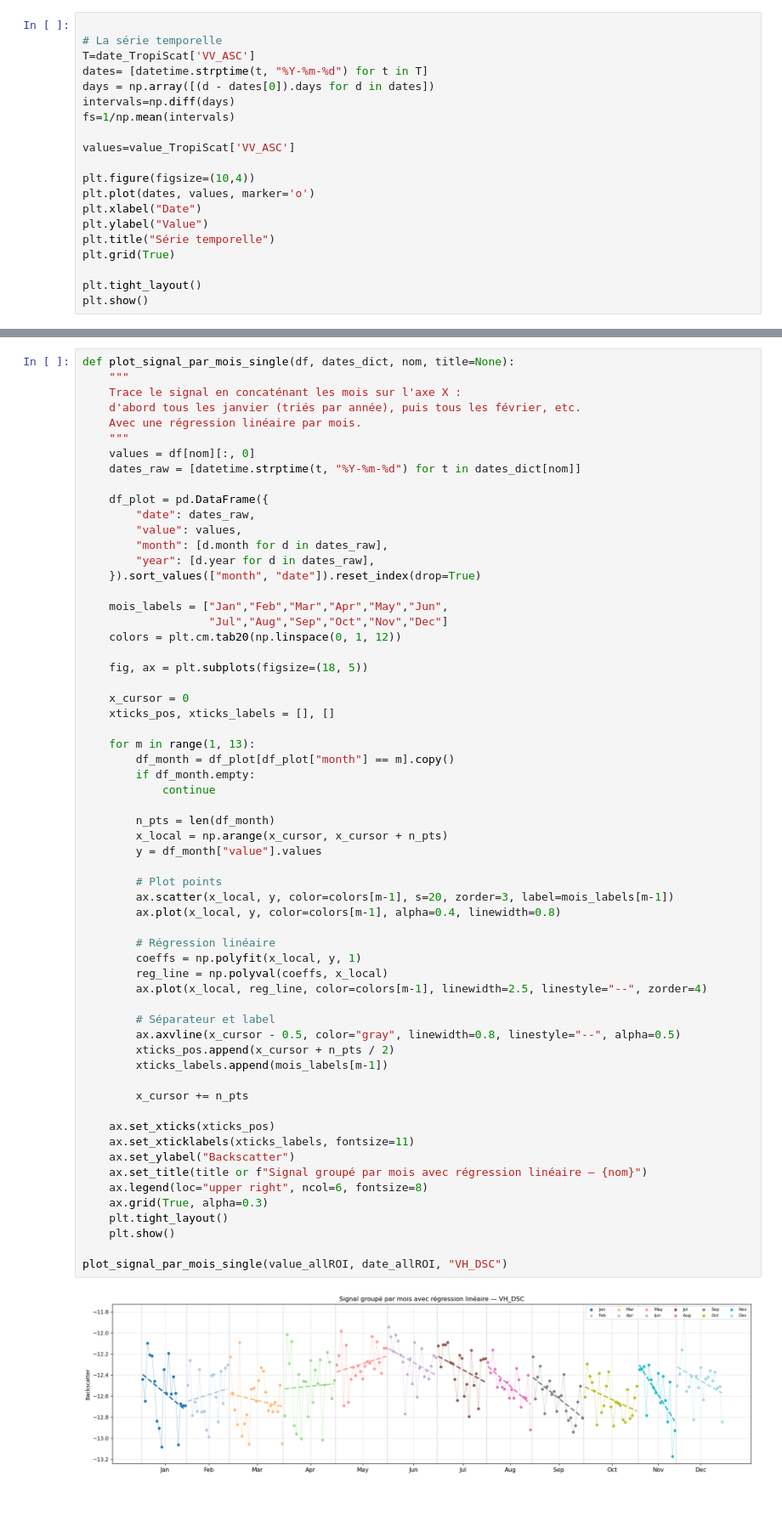
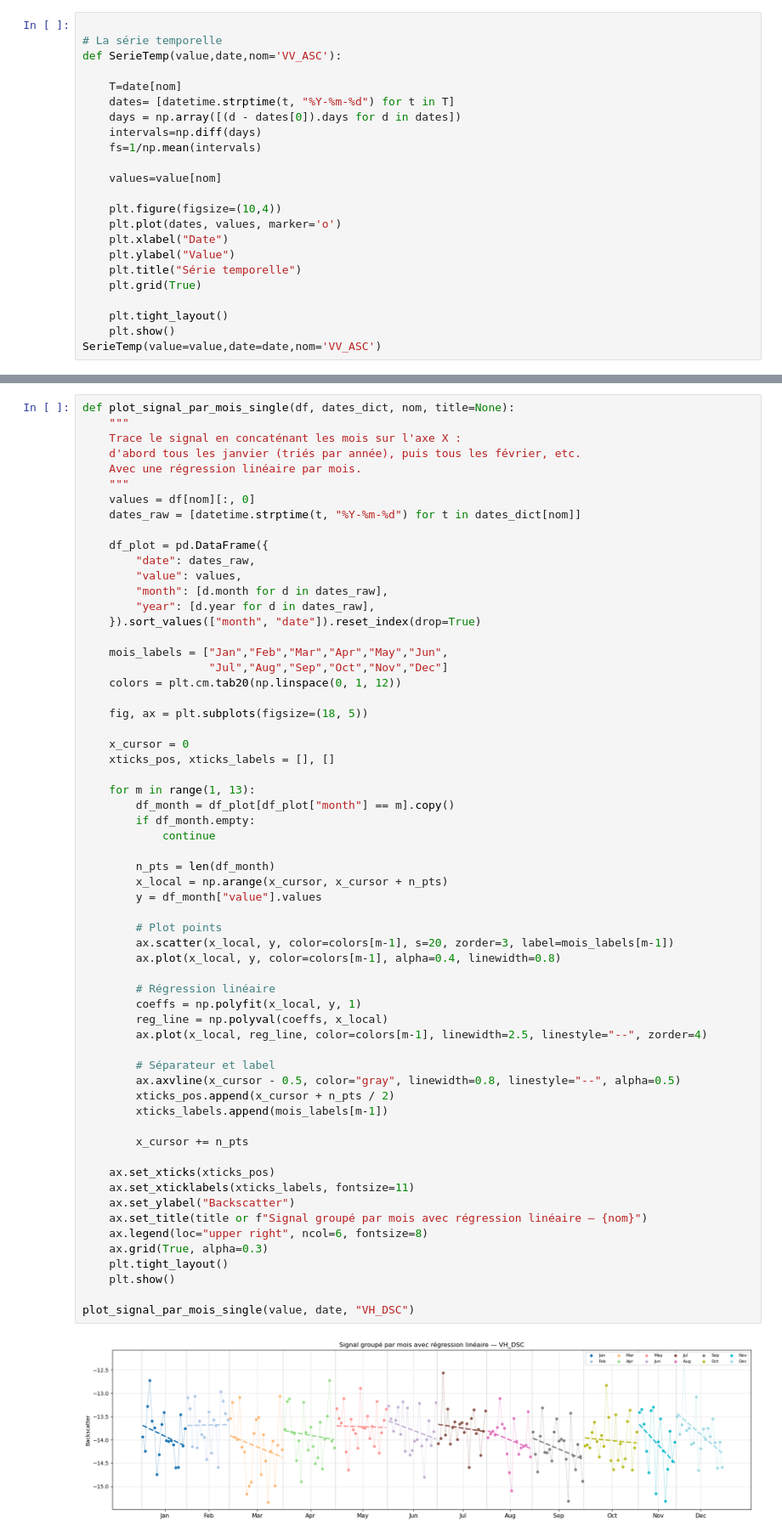
Before and after one commit to clairesn23/readingseminar, a Jupyter notebook: Welch_and_analyse.ipynb, the cells around one changed output, grey strips where cells are left out. Shown at 85% size. Saved outputs shown, nothing was run; the diff lists cells and outputs as text; blank space fills up the shorter version.

```diff
--- a/Welch_and_analyse.ipynb
+++ b/Welch_and_analyse.ipynb
@@ -64,23 +106,26 @@ date_allROI= {
 # %%
 
 # La série temporelle
-T=date_TropiScat['VV_ASC']
-dates= [datetime.strptime(t, "%Y-%m-%d") for t in T]
-days = np.array([(d - dates[0]).days for d in dates])
-intervals=np.diff(days)
-fs=1/np.mean(intervals)
+def SerieTemp(value,date,nom='VV_ASC'):
 
-values=value_TropiScat['VV_ASC']
+    T=date[nom]
+    dates= [datetime.strptime(t, "%Y-%m-%d") for t in T]
+    days = np.array([(d - dates[0]).days for d in dates])
+    intervals=np.diff(days)
+    fs=1/np.mean(intervals)
 
-plt.figure(figsize=(10,4))
-plt.plot(dates, values, marker='o')
-plt.xlabel("Date")
-plt.ylabel("Value")
-plt.title("Série temporelle")
-plt.grid(True)
+    values=value[nom]
 
-plt.tight_layout()
-plt.show()
+    plt.figure(figsize=(10,4))
+    plt.plot(dates, values, marker='o')
+    plt.xlabel("Date")
+    plt.ylabel("Value")
+    plt.title("Série temporelle")
+    plt.grid(True)
+
+    plt.tight_layout()
+    plt.show()
+SerieTemp(value=value,date=date,nom='VV_ASC')
 # %% [output]
 [figure]
 # %%
@@ -206,32 +250,32 @@ def plot_signal_par_mois_single(df, dates_dict, nom, title=None):
         n_pts = len(df_month)
         x_local = np.arange(x_cursor, x_cursor + n_pts)
         y = df_month["value"].values
 
         # Plot points
         ax.scatter(x_local, y, color=colors[m-1], s=20, zorder=3, label=mois_labels[m-1])
         ax.plot(x_local, y, color=colors[m-1], alpha=0.4, linewidth=0.8)
 
         # Régression linéaire
         coeffs = np.polyfit(x_local, y, 1)
         reg_line = np.polyval(coeffs, x_local)
         ax.plot(x_local, reg_line, color=colors[m-1], linewidth=2.5, linestyle="--", zorder=4)
 
         # Séparateur et label
         ax.axvline(x_cursor - 0.5, color="gray", linewidth=0.8, linestyle="--", alpha=0.5)
         xticks_pos.append(x_cursor + n_pts / 2)
         xticks_labels.append(mois_labels[m-1])
 
         x_cursor += n_pts
 
     ax.set_xticks(xticks_pos)
     ax.set_xticklabels(xticks_labels, fontsize=11)
     ax.set_ylabel("Backscatter")
     ax.set_title(title or f"Signal groupé par mois avec régression linéaire — {nom}")
     ax.legend(loc="upper right", ncol=6, fontsize=8)
     ax.grid(True, alpha=0.3)
     plt.tight_layout()
     plt.show()
 
-plot_signal_par_mois_single(value_allROI, date_allROI, "VH_DSC")
+plot_signal_par_mois_single(value, date, "VH_DSC")
 # %% [output]
-[figure, old version]
+[figure, new version]
```
Also changed, not shown: parts of 5 cells of this notebook, 7 other files.
